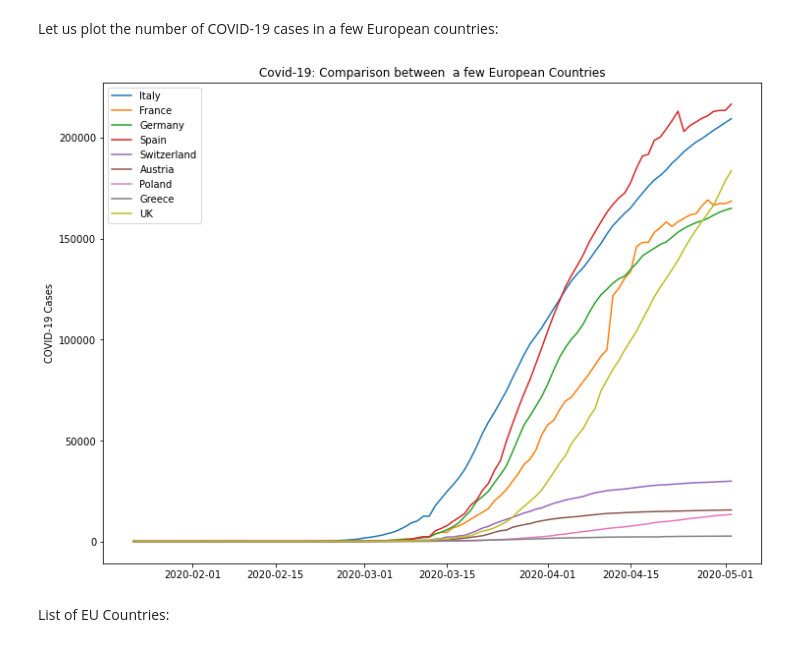
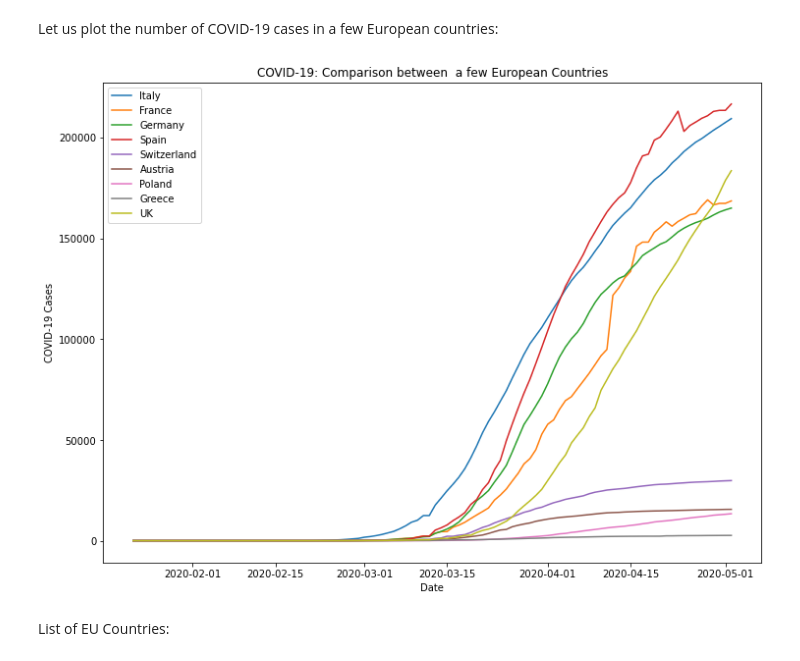
Before and after one commit to GianCarloMilanese/bdmapr_project, a Jupyter notebook: 3.ipynb, the cells around one changed output. Cells and saved outputs as stored; diff of their text form; code cells hidden in the pictures.

```diff
--- a/3.ipynb
+++ b/3.ipynb
@@ -101,8 +101,7 @@ We reshape the dataframe so that the countries are on the columns.
 countries = grouped["Country/Region"]
 grouped = grouped.drop(columns=["Country/Region", "Lat", "Long"]).transpose()
 grouped.columns =  countries
-grouped.index = pd.to_datetime(grouped.index)
-grouped.index.rename("Date")
+grouped.index = pd.to_datetime(grouped.index).rename("Date")
 
 grouped.head()
 # %% [output]
@@ -125,23 +125,23 @@ Let us plot the number of COVID-19 cases in a few European countries:
 # %%
 plt.figure(figsize=(12, 9))
 
 sns.lineplot(dates, grouped.Italy, label="Italy")
 sns.lineplot(dates, grouped.France, label="France")
 sns.lineplot(dates, grouped.Germany, label="Germany")
 sns.lineplot(dates, grouped.Spain, label="Spain")
 sns.lineplot(dates, grouped.Switzerland, label="Switzerland")
 sns.lineplot(dates, grouped.Austria, label="Austria")
 sns.lineplot(dates, grouped.Poland, label="Poland")
 sns.lineplot(dates, grouped.Greece, label="Greece")
 sns.lineplot(dates, grouped["United Kingdom"], label= "UK")
 
-plt.title("Covid-19: Comparison between  a few European Countries")
+plt.title("COVID-19: Comparison between  a few European Countries")
 plt.ylabel("COVID-19 Cases")
 
 plt.legend()
 plt.show()
 # %% [output]
-[figure, old version]
+[figure, new version]
 # %% [markdown]
 List of EU Countries:
 # %%
```
Also changed, not shown: parts of 11 cells of this notebook, 2 other files.
